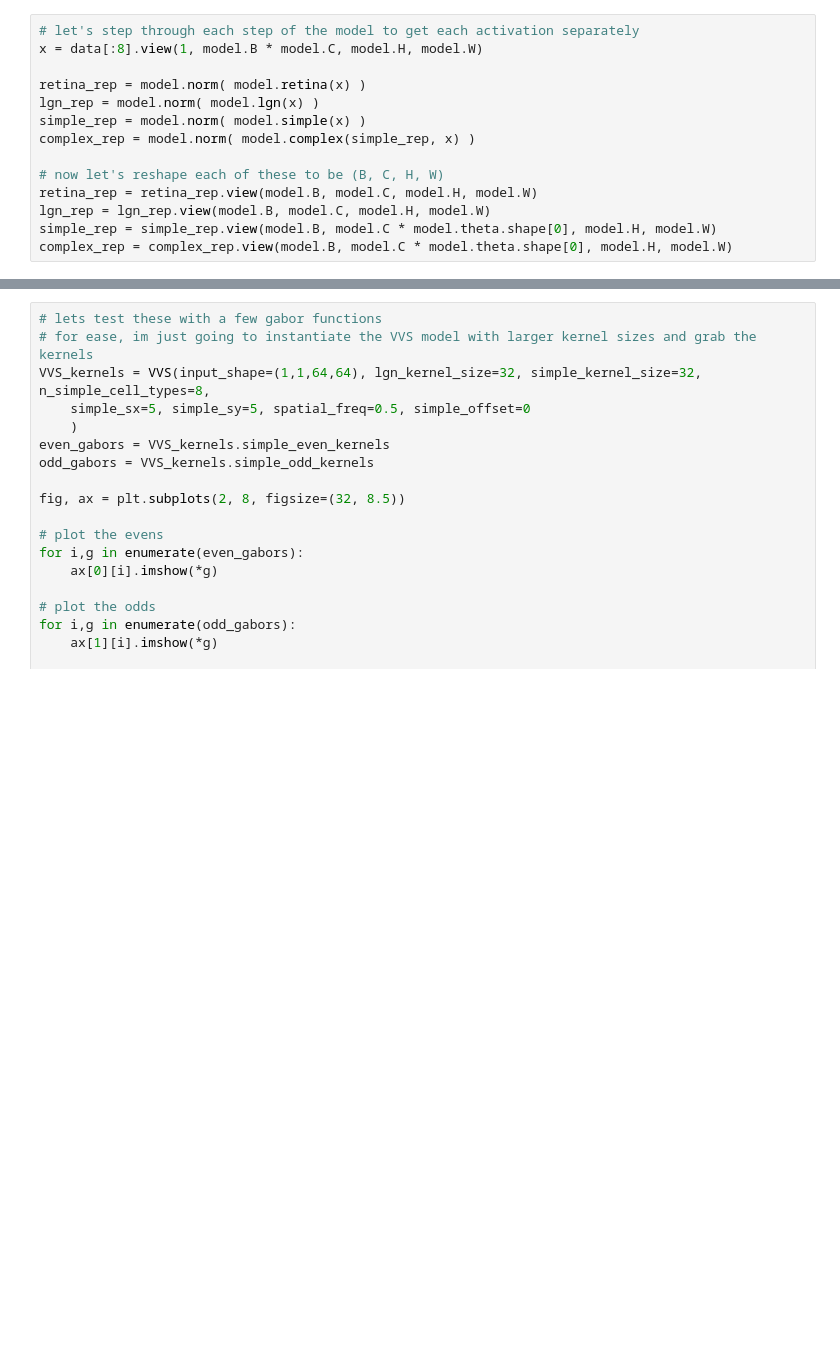
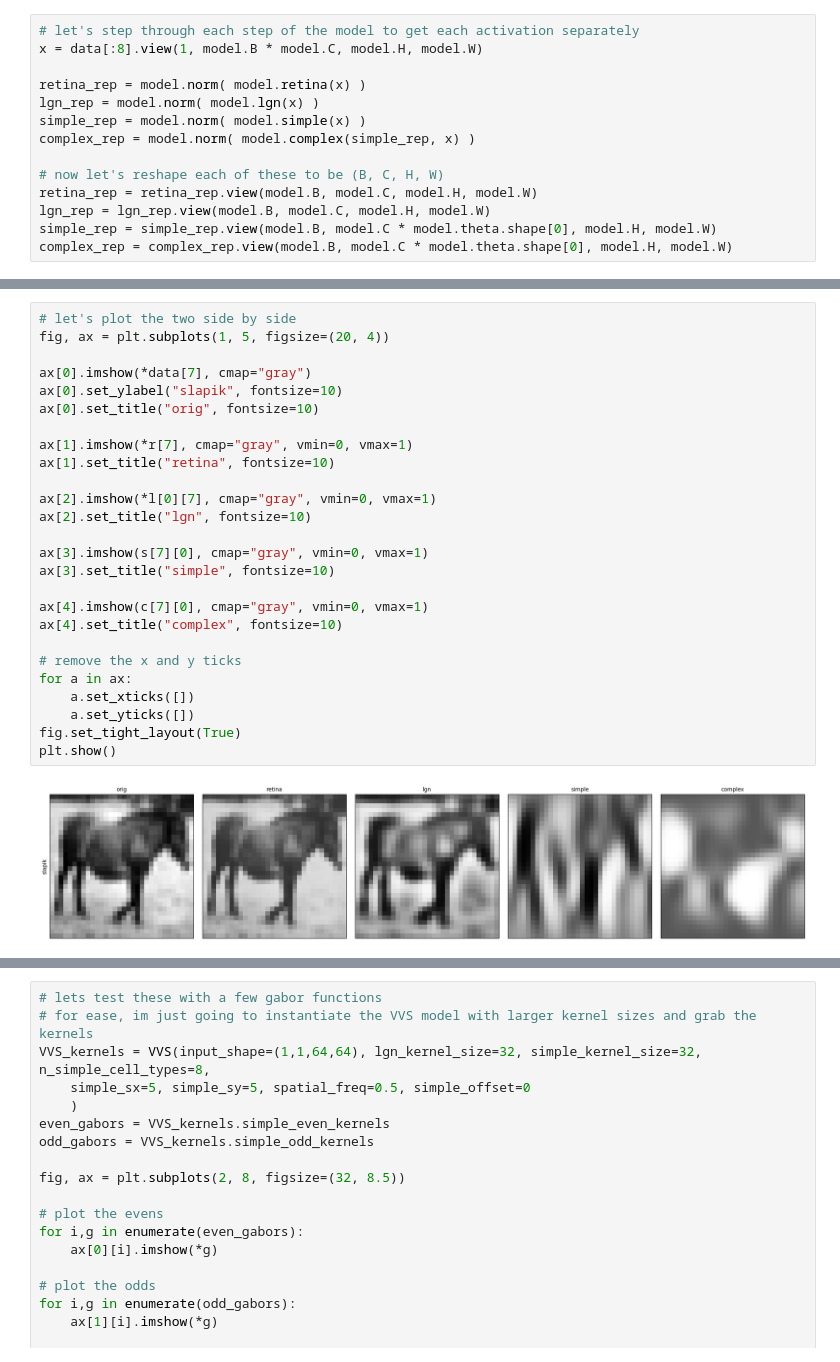
Before and after one commit to MarioDipoppa/thalamocortical_powerlaw, a Jupyter notebook: testing.ipynb, the cells around one changed output, grey strips where cells are left out. Cells and saved outputs as stored; diff of their text form; blank space fills up the shorter version.

```diff
--- a/testing.ipynb
+++ b/testing.ipynb
@@ -277,3 +280,31 @@ complex_rep = complex_rep.view(model.B, model.C * model.theta.shape[0], model.H,
+# %%
+# let's plot the two side by side
+fig, ax = plt.subplots(1, 5, figsize=(20, 4))
+
+ax[0].imshow(*data[7], cmap="gray")
+ax[0].set_ylabel("slapik", fontsize=10)
+ax[0].set_title("orig", fontsize=10)
+
+ax[1].imshow(*r[7], cmap="gray", vmin=0, vmax=1)
+ax[1].set_title("retina", fontsize=10)
+
+ax[2].imshow(*l[0][7], cmap="gray", vmin=0, vmax=1)
+ax[2].set_title("lgn", fontsize=10)
+
+ax[3].imshow(s[7][0], cmap="gray", vmin=0, vmax=1)
+ax[3].set_title("simple", fontsize=10)
+
+ax[4].imshow(c[7][0], cmap="gray", vmin=0, vmax=1)
+ax[4].set_title("complex", fontsize=10)
+
+# remove the x and y ticks
+for a in ax:
+    a.set_xticks([])
+    a.set_yticks([])
+fig.set_tight_layout(True)
+plt.show()
+# %% [output]
+[figure, added]
 # %%
 # let's plot the two side by side
 fig, ax = plt.subplots(5, 2, figsize=(4, 9))
```
Also changed, not shown: parts of 14 cells of this notebook, 2 other files.
